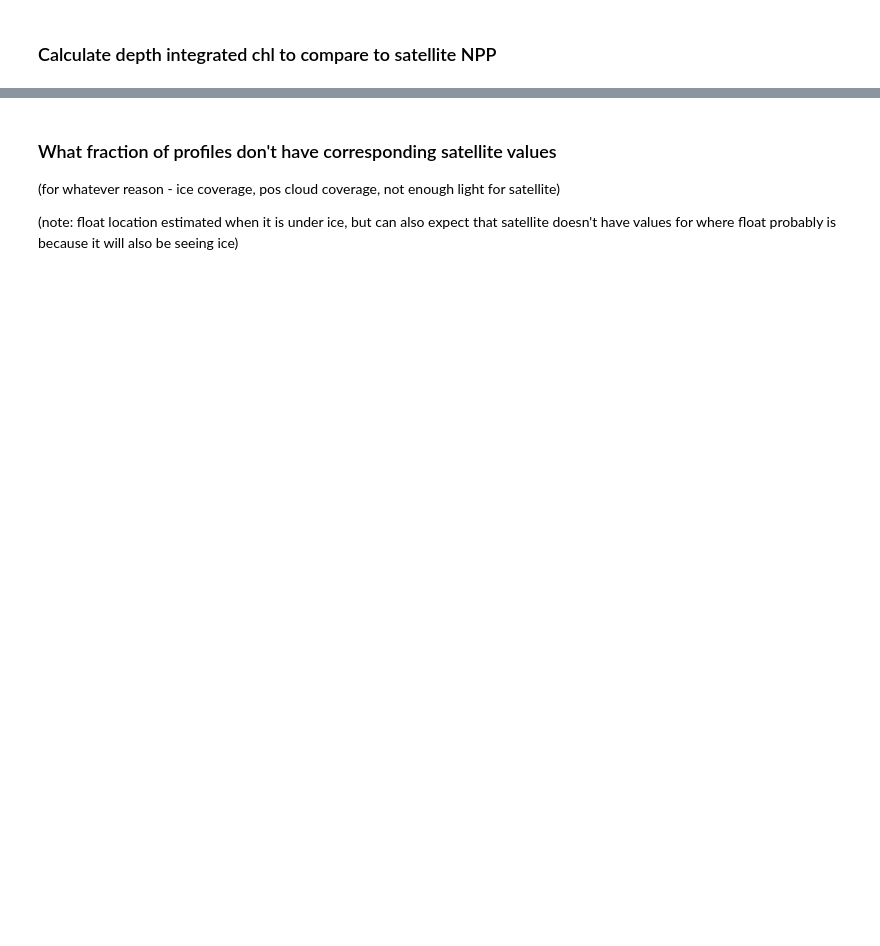
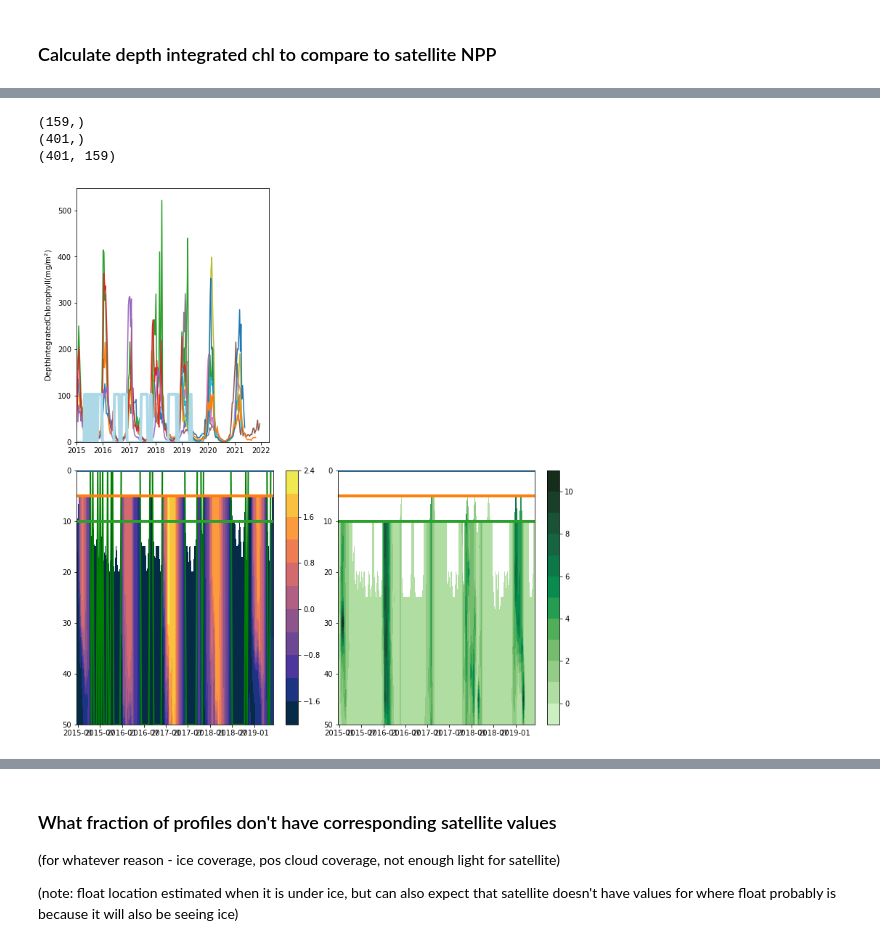
Before and after one commit to ClaraCDouglas/net_community_production, a Jupyter notebook: notebooks/Satellite_float_Matchup.ipynb, the cells around one changed output, grey strips where cells are left out. Saved outputs shown, nothing was run; the diff lists cells and outputs as text; code cells hidden in the pictures; blank space fills up the shorter version.

```diff
--- a/notebooks/Satellite_float_Matchup.ipynb
+++ b/notebooks/Satellite_float_Matchup.ipynb
@@ -401,0 +429,54 @@ plt.tight_layout(pad=5, w_pad=2, h_pad=2)
+# %%
+fig = plt.figure(figsize = (10,18))
+ax0 = fig.add_axes([0.57,0.35,0.47,0.27])
+#num=np.arange(1,234,1)
+print(FLOAT.gr["date"].shape)
+print(FLOAT.gr["depth"].shape)
+print(FLOAT.gr["Chl_a"].shape)
+cfT=ax0.contourf(FLOAT.gr["date_dt"],FLOAT.gr["depth"][0:320],FLOAT.gr["Chl_a"][0:320],10, cmap = cmocean.cm.algae)
+ax0.set_ylim(0,50)
+plt.gca().invert_yaxis()
+cb = fig.colorbar(cfT)
+
+ax0.plot(FLOAT.gr["date_dt"],np.full(FLOAT.gr["date"].size,FLOAT.gr["depth"][0]),lw=4) #i=1
+ax0.plot(FLOAT.gr["date_dt"],np.full(FLOAT.gr["date"].size,FLOAT.gr["depth"][1]),lw=4) #i=2
+ax0.plot(FLOAT.gr["date_dt"],np.full(FLOAT.gr["date"].size,FLOAT.gr["depth"][2]),lw=4) #i=3
+
+ax1 = fig.add_axes([0.07,0.35,0.47,0.27])
+cfTT=ax1.contourf(FLOAT.gr["date_dt"],FLOAT.gr["depth"][0:320],FLOAT.gr["Temperature"][0:320],10, cmap = cmocean.cm.thermal)
+underice5,=ax1.plot(FLOAT.gr["date_dt"],(AllFloats[FLOAT.gr["WMO_code"]]['underice_yesno']*(50)),c='green',ls='-',lw=2)
+ax1.set_ylim(0,50)
+plt.gca().invert_yaxis()
+cb = fig.colorbar(cfTT)
+
+ax1.plot(FLOAT.gr["date_dt"],np.full(FLOAT.gr["date"].size,FLOAT.gr["depth"][0]),lw=4) #i=0
+ax1.plot(FLOAT.gr["date_dt"],np.full(FLOAT.gr["date"].size,FLOAT.gr["depth"][1]),lw=4) #i=1
+ax1.plot(FLOAT.gr["date_dt"],np.full(FLOAT.gr["date"].size,FLOAT.gr["depth"][2]),lw=4) #i=2
+#ax1.axvline(x=FLOAT.gr["date_dt"][10], color='red', linestyle='--')
+#ax1.axvline(x=FLOAT.gr["date_dt"][11], color='red', linestyle='--')
+#ax1.axvline(x=FLOAT.gr["date_dt"][12], color='red', linestyle='--')
+#ax1.axvline(x=FLOAT.gr["date_dt"][13], color='red', linestyle=':')
+#ax1.axvline(x=FLOAT.gr["date_dt"][14], color='red', linestyle='--')
+
+ax2 = fig.add_axes([0.07,0.65,0.368,0.27])
+for f_ix in range(0,len(float_ID)):
+    ID=float_ID[f_ix]
+    chl=AllFloats[ID]['chl_intr200']
+    date=AllFloats[ID]['dates_dt']
+
+    ax2.plot(date,chl)
+ax2.set_ylim(0)
+ax2.set_xlim(datetime.datetime(2015,1,1))
+ax2.set_ylabel('$\mathregular {Depth Integrated Chlorophyll (mg/m^2)}$')
+
+#ax1.plot(sat_date,NPP_atprofiles, c='black',linewidth=3)
+#ax1.set_ylabel('$\mathregular {Daily NPP Rates (mgC/m^2/d^1)}$')
+
+underice4,=ax2.plot(FLOAT.gr["date_dt"],(AllFloats[FLOAT.gr["WMO_code"]]['underice_yesno']*(np.nanmax(chl))),c='lightblue',ls='-',lw=4)
+#underice5,=ax2.plot(FLOAT.gr["date_dt"],(AllFloats[FLOAT.gr["WMO_code"]]['underice_yesno_IP']*(np.nanmax(chl))),c='magenta',ls='-',lw=4)
+#nosat__,=ax0.plot(FLOAT.gr["date_dt"],(AllFloats[FLOAT.gr["WMO_code"]]['no_sat_yesno']*(np.nanmax(chl))),c='orange',ls=':',lw=3)
+# %% [output]
+(159,)
+(401,)
+(401, 159)
+[figure, added]
```
Also changed, not shown: parts of 15 cells of this notebook, 1 other file.
